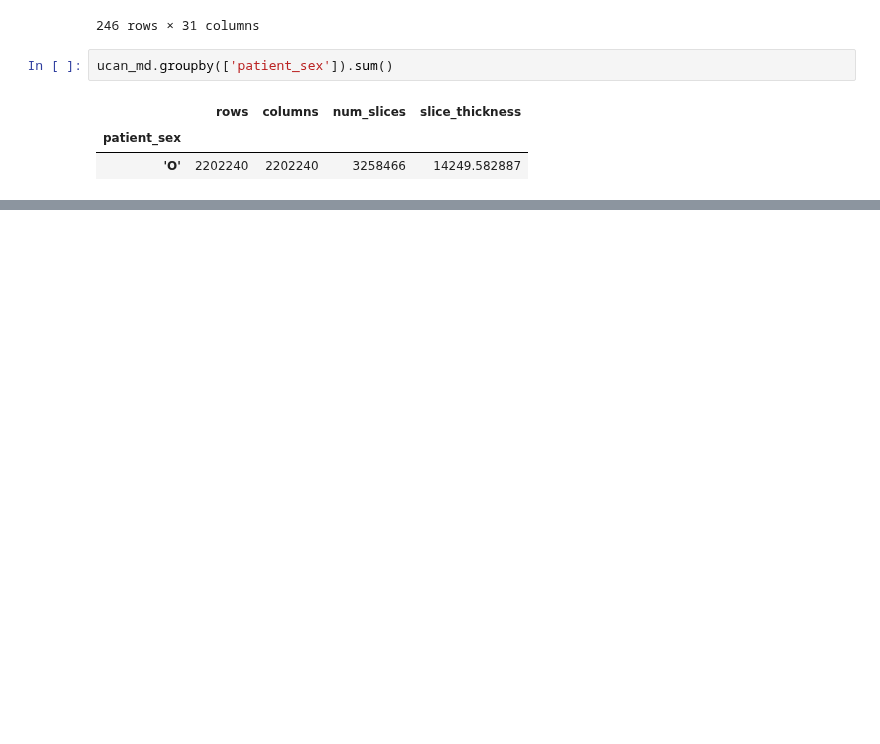
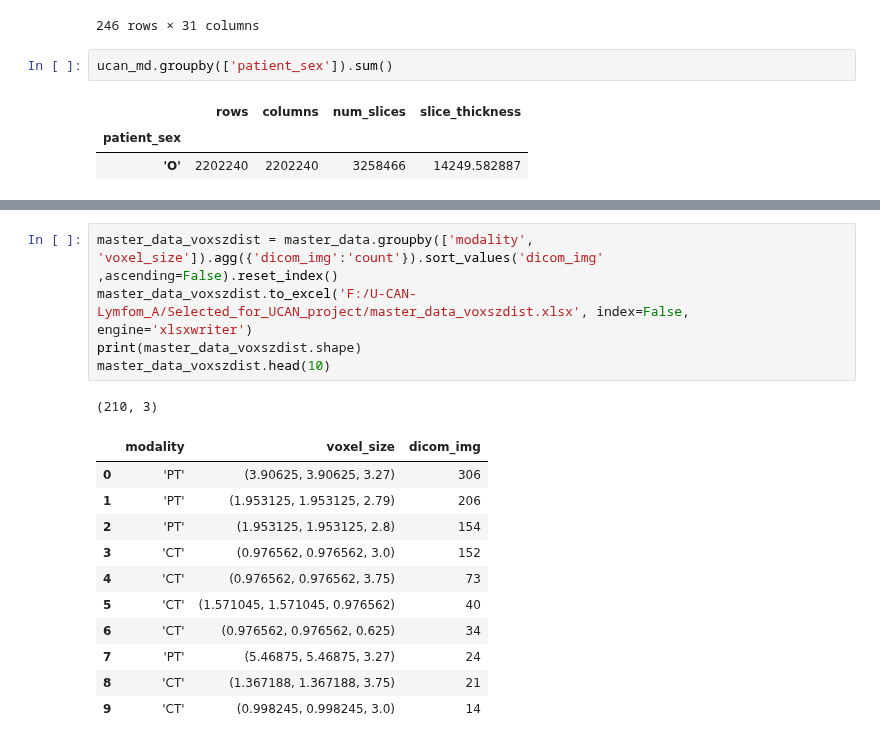
Before and after one commit to NickosKal/UCAN-PET-CT-image-data-handling-pipeline, a Jupyter notebook: Task 3.1/Task3.1_ExtractMetaData_UCAN.ipynb, the cells around one changed output, grey strips where cells are left out. Cells and saved outputs as stored; diff of their text form; blank space fills up the shorter version.

```diff
--- a/Task 3.1/Task3.1_ExtractMetaData_UCAN.ipynb
+++ b/Task 3.1/Task3.1_ExtractMetaData_UCAN.ipynb
@@ -480,0 +652,18 @@ ucan_md.groupby(['patient_sex']).sum()
+# %%
+master_data_voxszdist = master_data.groupby(['modality', 'voxel_size']).agg({'dicom_img':'count'}).sort_values('dicom_img' ,ascending=False).reset_index()
+master_data_voxszdist.to_excel('F:/U-CAN-Lymfom_A/Selected_for_UCAN_project/master_data_voxszdist.xlsx', index=False, engine='xlsxwriter')
+print(master_data_voxszdist.shape)
+master_data_voxszdist.head(10)
+# %% [output]
+(210, 3)
+|  | modality | voxel_size | dicom_img |
+| 0 | 'PT' | (3.90625, 3.90625, 3.27) | 306 |
+| 1 | 'PT' | (1.953125, 1.953125, 2.79) | 206 |
+| 2 | 'PT' | (1.953125, 1.953125, 2.8) | 154 |
+| 3 | 'CT' | (0.976562, 0.976562, 3.0) | 152 |
+| 4 | 'CT' | (0.976562, 0.976562, 3.75) | 73 |
+| 5 | 'CT' | (1.571045, 1.571045, 0.976562) | 40 |
+| 6 | 'CT' | (0.976562, 0.976562, 0.625) | 34 |
+| 7 | 'PT' | (5.46875, 5.46875, 3.27) | 24 |
+| 8 | 'CT' | (1.367188, 1.367188, 3.75) | 21 |
+| 9 | 'CT' | (0.998245, 0.998245, 3.0) | 14 |
```
Also changed, not shown: parts of 27 cells of this notebook, 2 other files.
